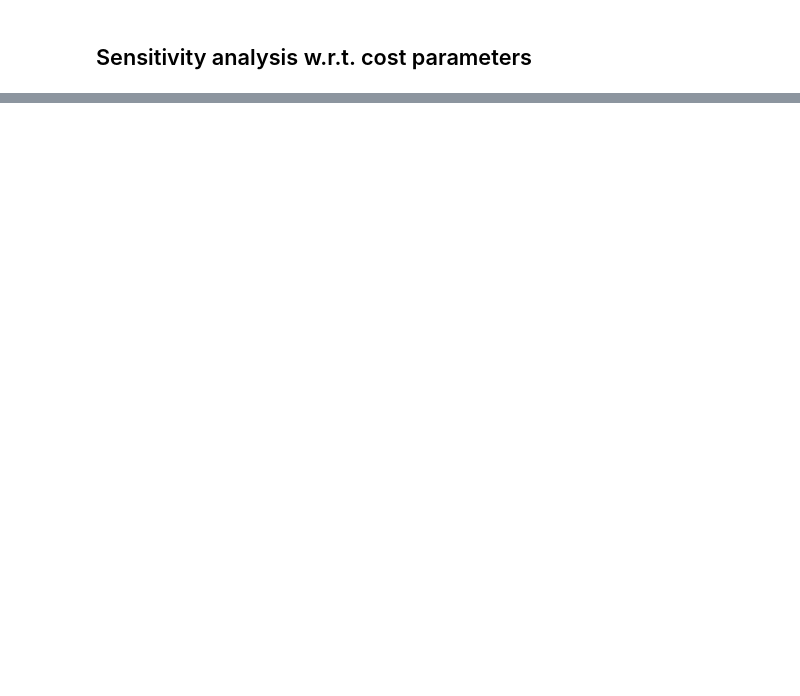
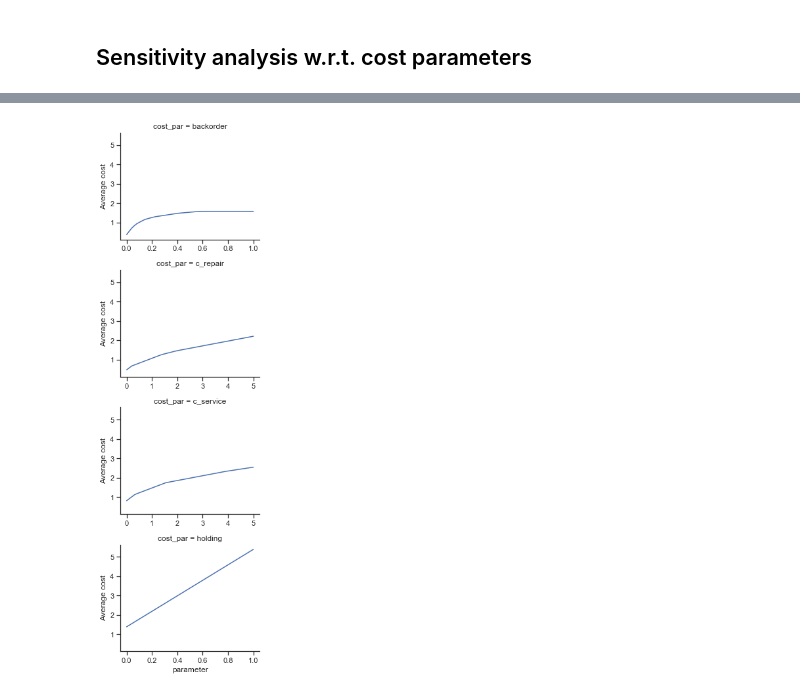
Before and after one commit to markkvdb/Simple-RL-Simulation, a Jupyter notebook: notebooks/Analyse-Simulation-Data.ipynb, the cells around one changed output, grey strips where cells are left out. Saved outputs shown, nothing was run; the diff lists cells and outputs as text; code cells hidden in the pictures; blank space fills up the shorter version.

```diff
--- a/notebooks/Analyse-Simulation-Data.ipynb
+++ b/notebooks/Analyse-Simulation-Data.ipynb
@@ -232,6 +184,7 @@ Name: average_cost, Length: 800, dtype: object
 # %%
 sets_batch = settings_wo_batch + ["cost_par", "cost_par_vals"]
 
+df_sensitivity = df_sensitivity.reset_index()
 df_opt_batch_sens = df_sensitivity.loc[
     df_sensitivity.groupby(sets_batch)["average_cost"].idxmin()
 ]
@@ -241 +193,7 @@ InvalidIndexError: Reindexing only valid with uniquely valued Index objects
 [interactive output not drawn]
+# %%
+for cols, df in df_opt_batch_sens.groupby(settings_wo_batch):
+    sensitivity_plot(df)
+    break
+# %% [output]
+[figure, added]
```
Also changed, not shown: parts of 6 cells of this notebook, 3 other files.
